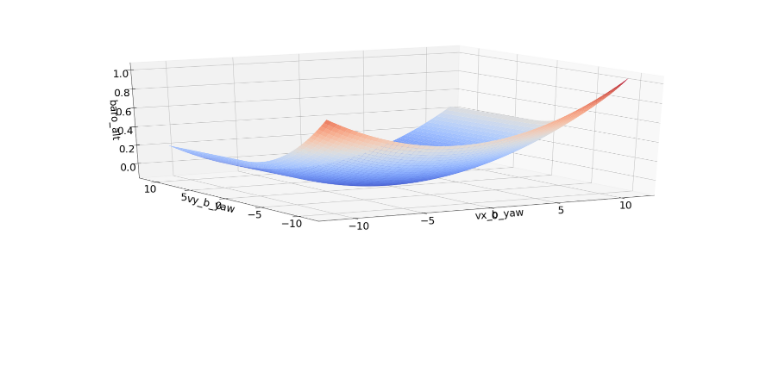
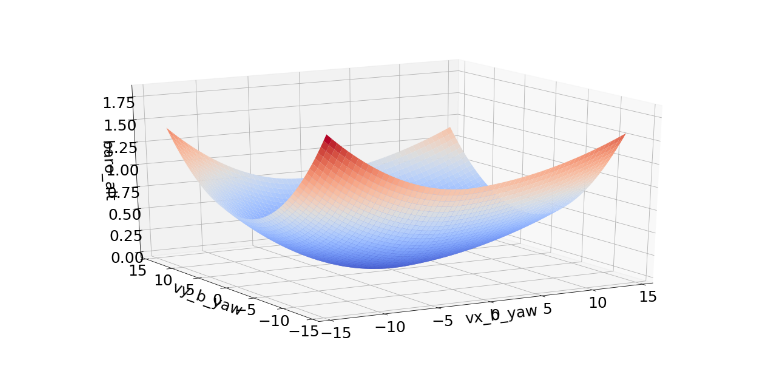
Before and after one commit to dronecrew/px4tools, a Jupyter notebook: examples/Log based dynamic barometer altitude .ipynb, the cells around one changed output. Drawn from its saved outputs; the diff is of its cells as text; code cells hidden in the pictures; blank space fills up the shorter version.

```diff
--- a/examples/Log based dynamic barometer altitude .ipynb
+++ b/examples/Log based dynamic barometer altitude .ipynb
@@ -98,8 +101,8 @@ plt.show()
 # %%
 # generate data with new model
-x = np.linspace(-11,11,60)
+x = np.linspace(-14,14,60)
 X,Y = np.meshgrid(x,x)
-X_p,X_n = np.meshgrid(x,x)
+X_p,Y_p = np.meshgrid(x,x)
 X_n,Y_n = np.meshgrid(x,x)
 # %%
 for x in X_p:
@@ -113,18 +116,18 @@ for y in Y_n:
 # %%
 # generate data with new model
 Z = coeff[0] + coeff[1]*X + coeff[2]*Y + coeff[3]*X_p**2 + coeff[4]*X_n**2+ coeff[5]*Y_p**2 + coeff[6]*Y_n**2
-fig = plt.figure(figsize=(30,10))
+fig = plt.figure(figsize=(20,10))
 plt.rc('font', size=25)
 plt.rc('axes', labelsize=25)
 plt.rc('xtick', labelsize=25)
 plt.rc('ytick', labelsize=25)
 ax = fig.gca(projection='3d')
 surf = ax.plot_surface(X, Y, Z, cmap=plt.cm.coolwarm,
                        rstride=1, cstride=1)
 ax.view_init(20, -120)
 ax.set_xlabel('vx_b_yaw')
 ax.set_ylabel('vy_b_yaw')
 ax.set_zlabel('baro_alt')
 plt.show()
 # %% [output]
-[figure, old version]
+[figure, new version]
```
Also changed, not shown: parts of 4 cells of this notebook, 1 other file.
